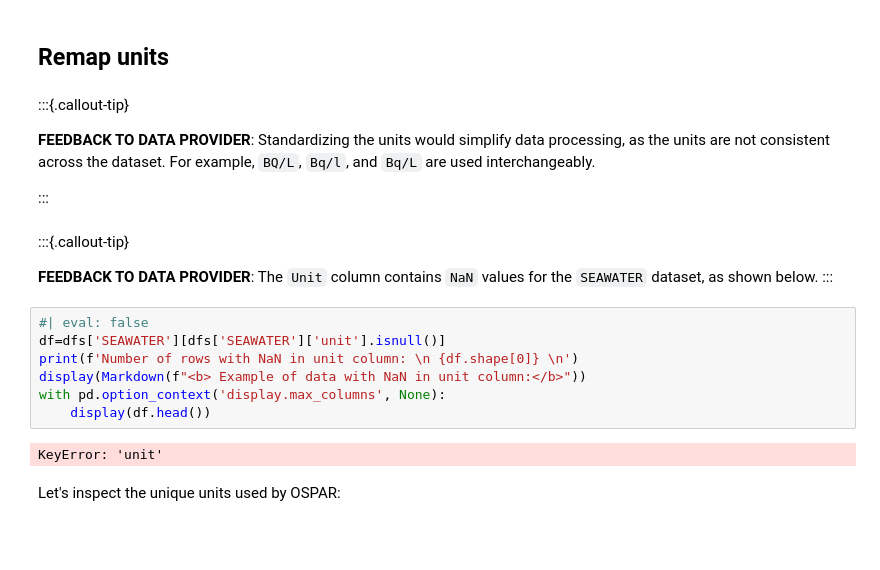
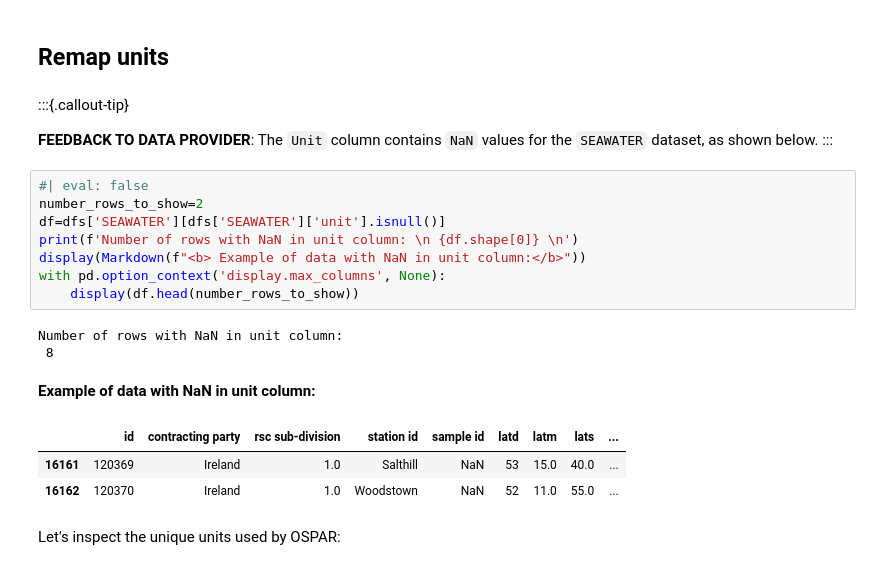
Before and after one commit to franckalbinet/marisco, a Jupyter notebook: nbs/handlers/ospar.ipynb, the cells around one changed output. Drawn from its saved outputs; the diff is of its cells as text; blank space fills up the shorter version.

```diff
--- a/nbs/handlers/ospar.ipynb
+++ b/nbs/handlers/ospar.ipynb
@@ -738,11 +752,5 @@ KeyError: "['relative_uncertainty'] not in index"
 # %% [markdown]
 ## Remap units
-# %% [markdown]
-:::{.callout-tip}
-
-**FEEDBACK TO DATA PROVIDER**: Standardizing the units would simplify data processing, as the units are not consistent across the dataset. For example, `BQ/L`, `Bq/l`, and `Bq/L` are used interchangeably.
-
-:::
 # %% [markdown]
 :::{.callout-tip}
 
@@ -750,13 +758,19 @@ KeyError: "['relative_uncertainty'] not in index"
 :::
 # %%
 #| eval: false
+number_rows_to_show=2
 df=dfs['SEAWATER'][dfs['SEAWATER']['unit'].isnull()]
 print(f'Number of rows with NaN in unit column: \n {df.shape[0]} \n')
 display(Markdown(f"<b> Example of data with NaN in unit column:</b>"))
 with pd.option_context('display.max_columns', None):
-    display(df.head())
+    display(df.head(number_rows_to_show))
 # %% [output]
-KeyError: 'unit'
+Number of rows with NaN in unit column:
+ 8
+<b> Example of data with NaN in unit column:</b>
+|  | id | contracting party | rsc sub-division | station id | sample id | latd | latm | lats | ... |
+| 16161 | 120369 | Ireland | 1.0 | Salthill | NaN | 53 | 15.0 | 40.0 | ... |
+| 16162 | 120370 | Ireland | 1.0 | Woodstown | NaN | 52 | 11.0 | 55.0 | ... |
 # %% [markdown]
 Let's inspect the unique units used by OSPAR:
 # %%
```
Also changed, not shown: parts of 63 cells of this notebook, 3 other files.
